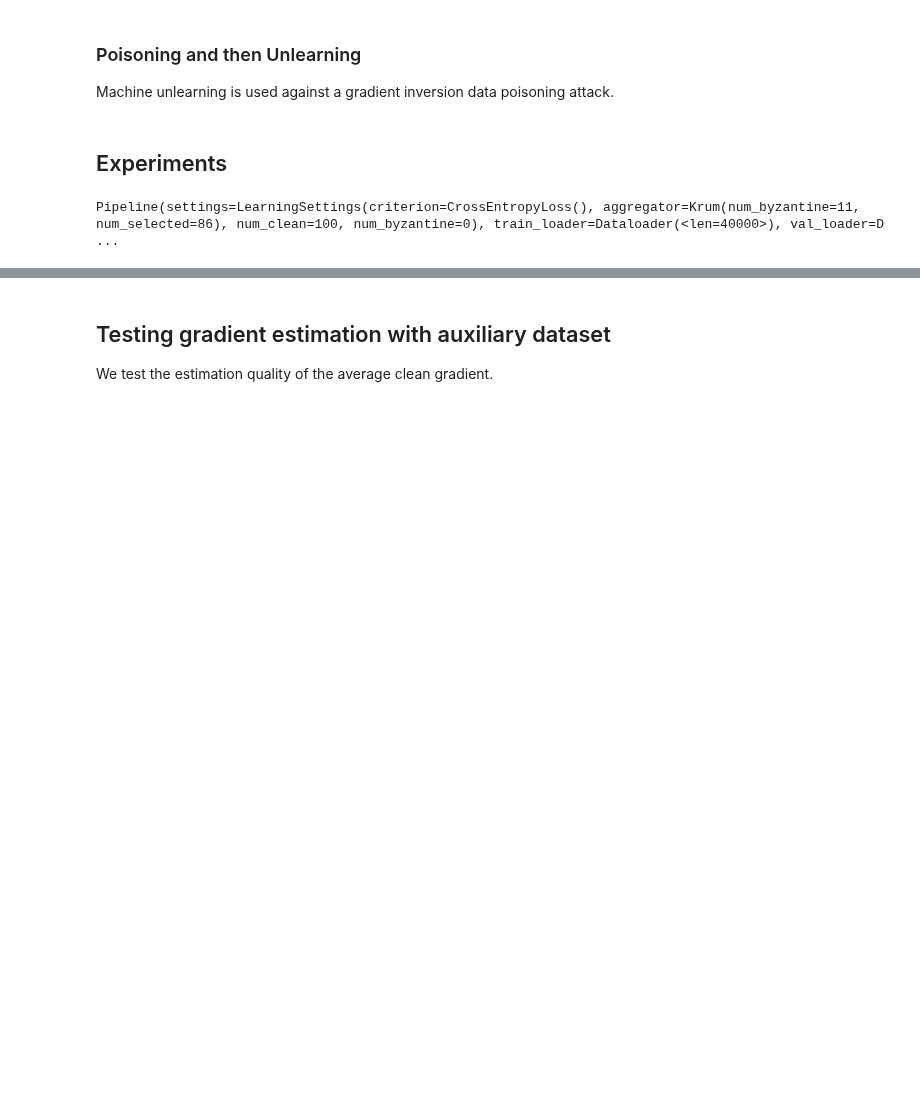
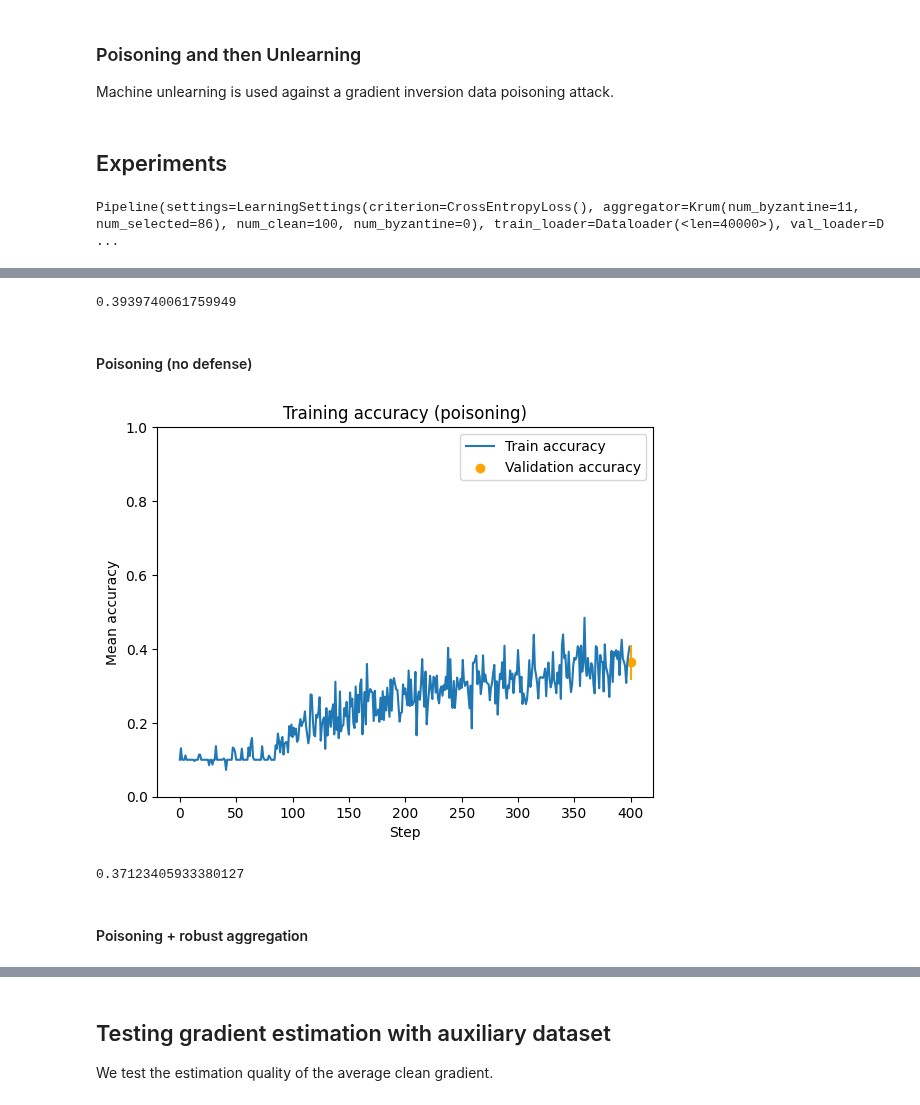
Before and after one commit to AI-Safety-X2023/playground, a Jupyter notebook: implementations/projects/poisoning/inverting_gradient_attack_cookbook.ipynb, the cells around one changed output, grey strips where cells are left out. Cells and saved outputs as stored; diff of their text form; code cells hidden in the pictures; blank space fills up the shorter version.

```diff
--- a/implementations/projects/poisoning/inverting_gradient_attack_cookbook.ipynb
+++ b/implementations/projects/poisoning/inverting_gradient_attack_cookbook.ipynb
@@ -284,3 +286,12 @@ model, train_results = train(
 )
 # %% [output]
 Pipeline(settings=LearningSettings(criterion=CrossEntropyLoss(), aggregator=Krum(num_byzantine=11, num_selected=86), num_clean=100, num_byzantine=0), train_loader=Dataloader(<len=40000>), val_loader=D ...
+# %%
+poisoned_no_defense, poison_no_defense_results = poison(
+    ShuffleNetV2,
+    aggregator = Mean(),
+    inversion_method = GradientAttack.ASCENT,
+    poison_factor = 0.05,
+    training_hparams = dict(epochs=1),
+    quicktesting=False,
+)
@@ -409,3 +393,19 @@ display_pipeline_results(train_results)
+# %%
+compute_accuracy(model)
+# %% [output]
+0.3939740061759949
+# %% [markdown]
+#### Poisoning (no defense)
+# %%
+display_pipeline_results(poison_no_defense_results)
+# %% [output]
+[figure, added]
+# %%
+compute_accuracy(poisoned_no_defense)
+# %% [output]
+0.37123405933380127
+# %% [markdown]
+#### Poisoning + robust aggregation
 # %%
 display_pipeline_results(poison_results)
 # %% [output]
```
Also changed, not shown: parts of 15 cells of this notebook, 1 other file.
